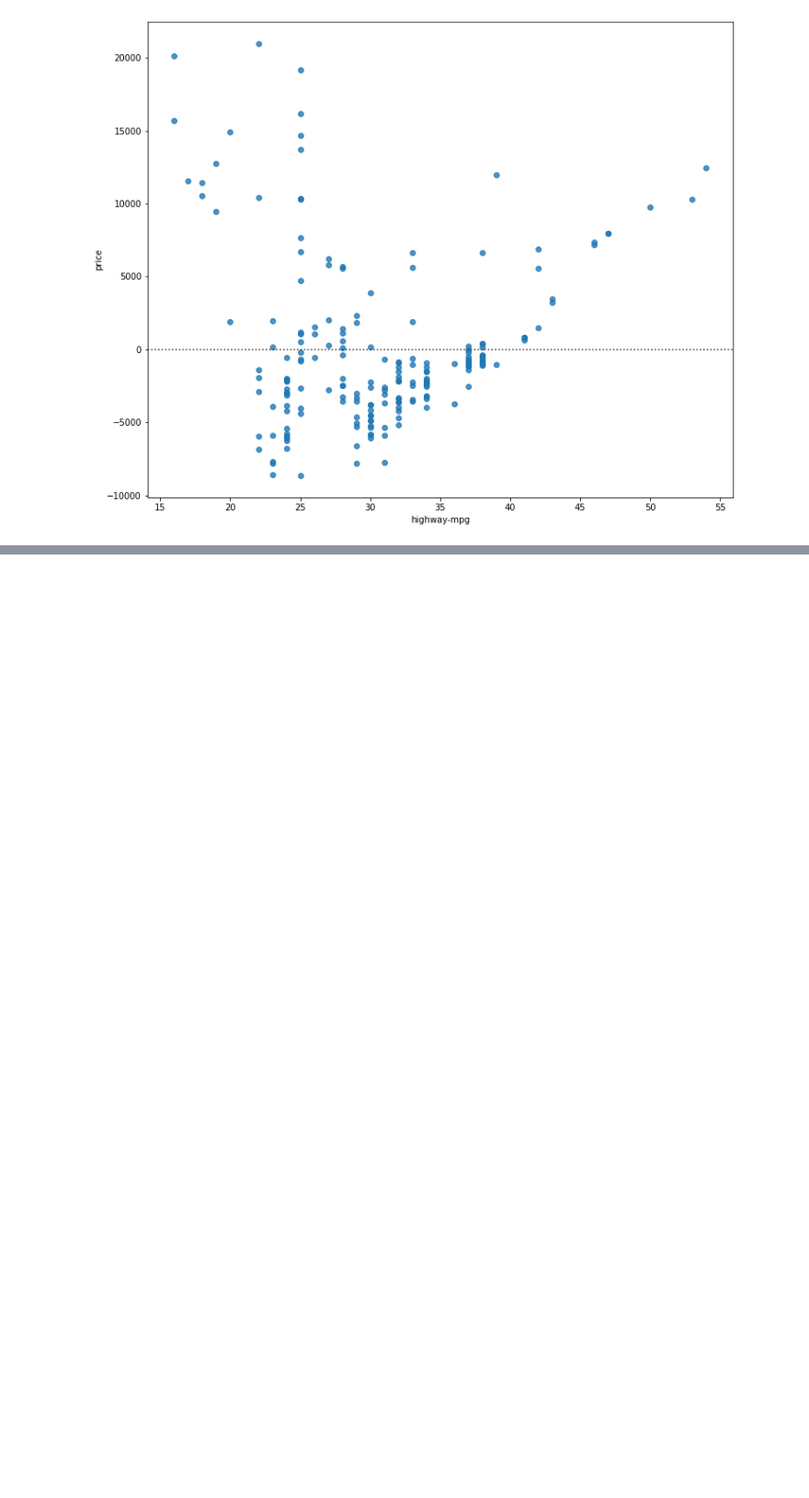
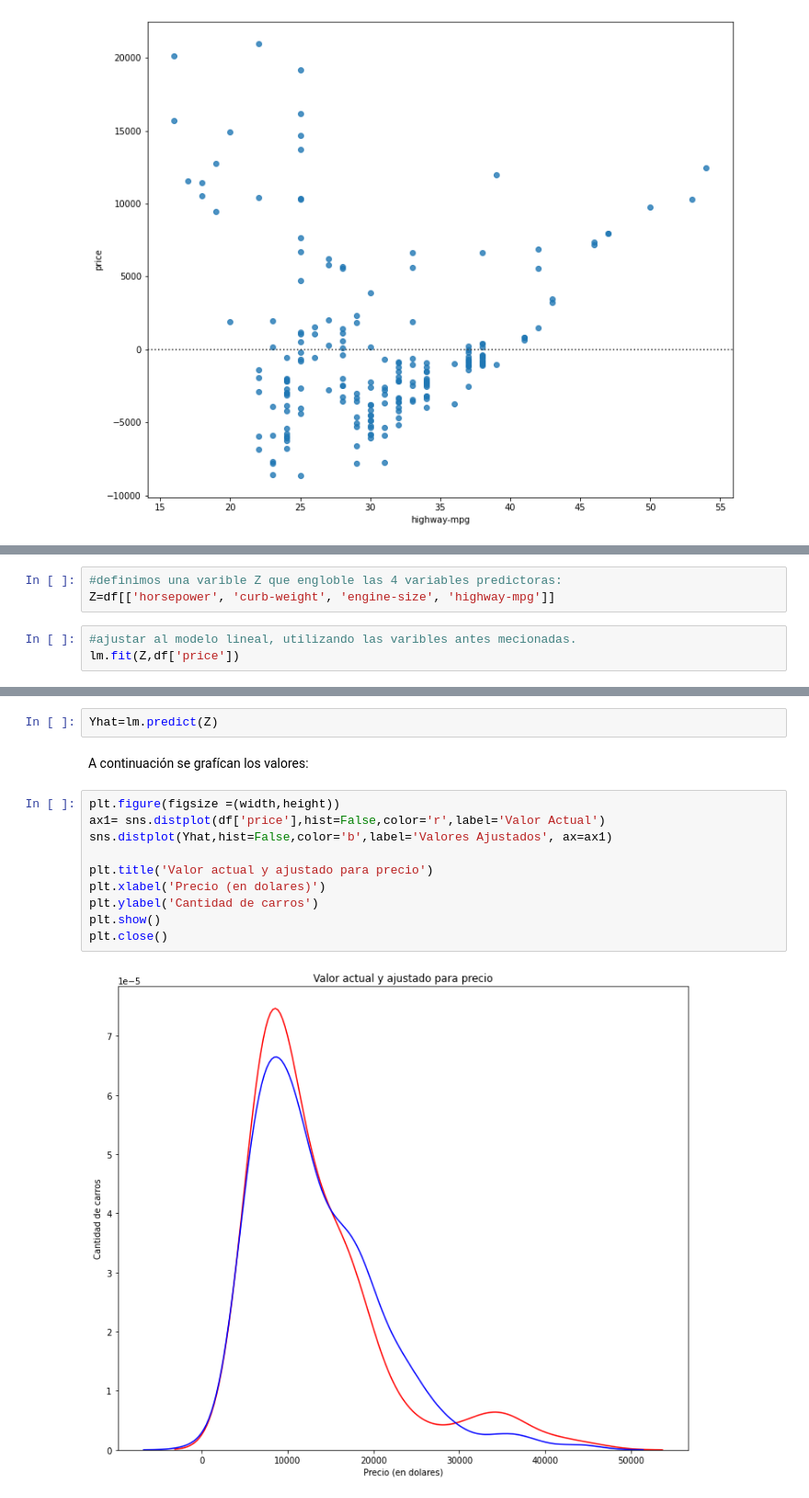
Before and after one commit to PosgradoMNA/actividades-de-aprendizaje-a00377571, a Jupyter notebook: Data_Analysis_Modulo4.ipynb, the cells around one changed output, grey strips where cells are left out. Shown at 92% size. Drawn from its saved outputs; the diff is of its cells as text; blank space fills up the shorter version.

```diff
--- a/Data_Analysis_Modulo4.ipynb
+++ b/Data_Analysis_Modulo4.ipynb
@@ -242,0 +291,6 @@ plt.show()
+# %%
+#definimos una varible Z que engloble las 4 variables predictoras:
+Z=df[['horsepower', 'curb-weight', 'engine-size', 'highway-mpg']]
+# %%
+#ajustar al modelo lineal, utilizando las varibles antes mecionadas.
+lm.fit(Z,df['price'])
@@ -242,0 +349,16 @@ plt.show()
+# %%
+Yhat=lm.predict(Z)
+# %% [markdown]
+A continuación se grafícan los valores:
+# %%
+plt.figure(figsize =(width,height))
+ax1= sns.distplot(df['price'],hist=False,color='r',label='Valor Actual')
+sns.distplot(Yhat,hist=False,color='b',label='Valores Ajustados', ax=ax1)
+
+plt.title('Valor actual y ajustado para precio')
+plt.xlabel('Precio (en dolares)')
+plt.ylabel('Cantidad de carros')
+plt.show()
+plt.close()
+# %% [output]
+[figure, added]
```
Also changed, not shown: parts of 15 cells of this notebook.
